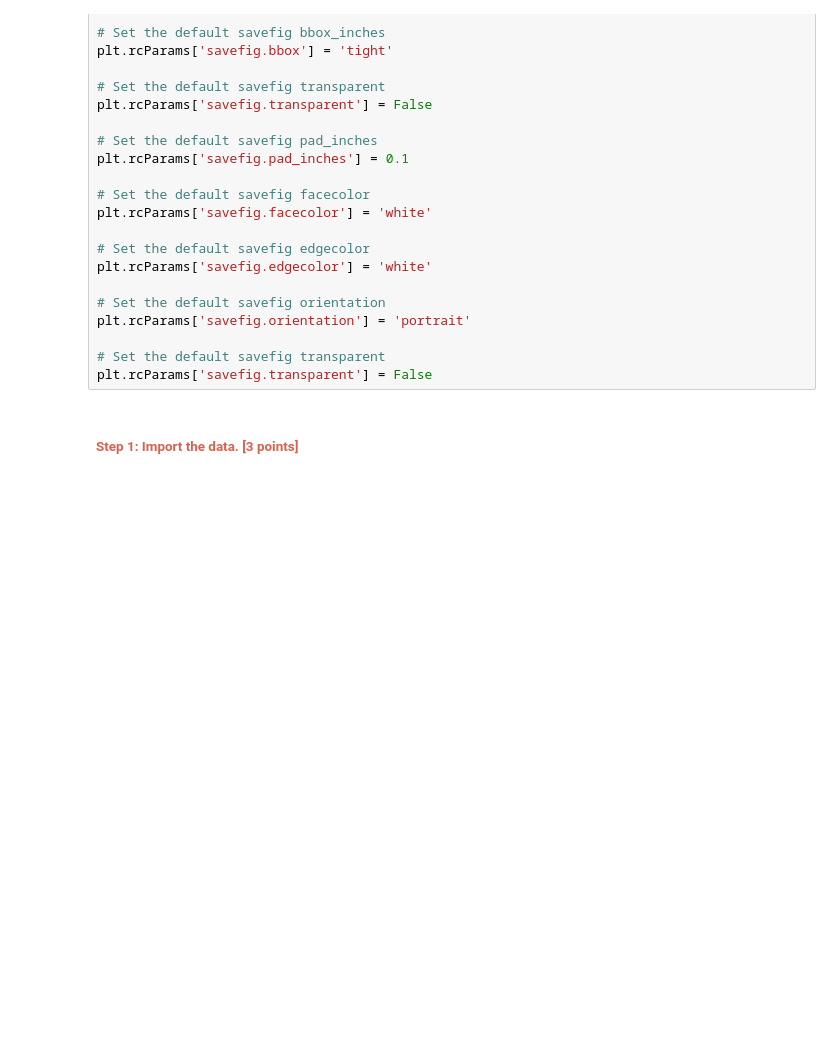
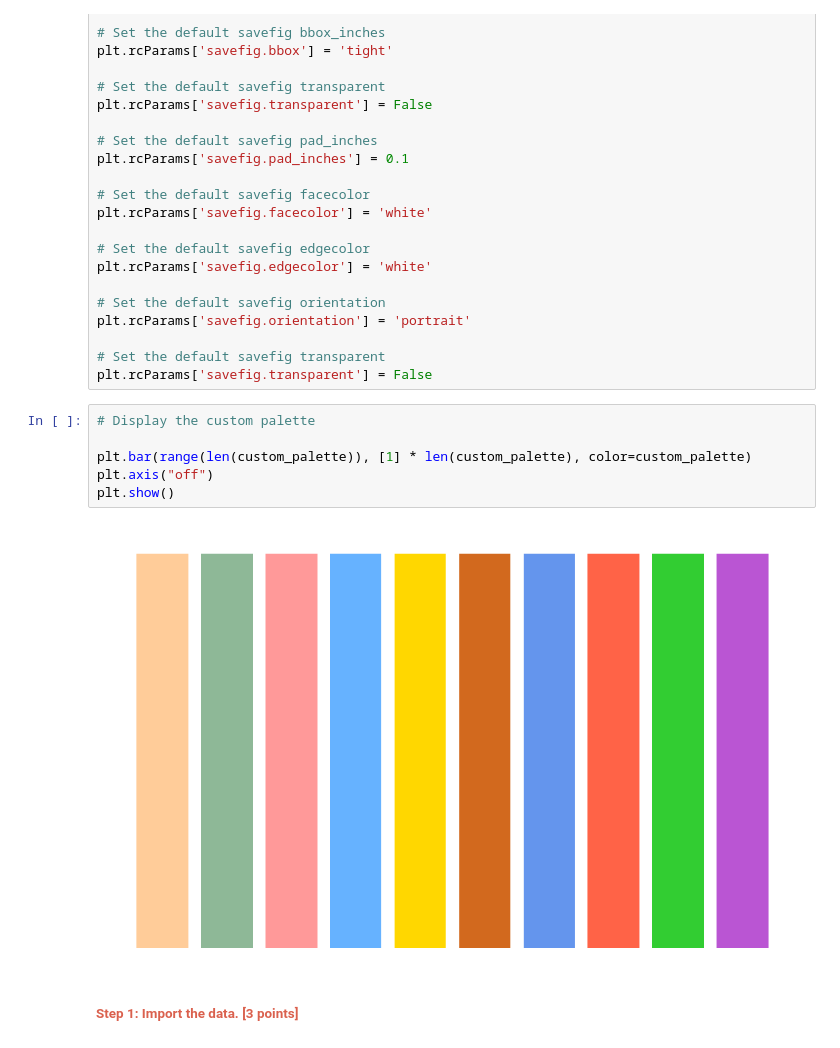
Before and after one commit to AIML-July-23-A-Capstone-G1-Team/Capstone-Project, a Jupyter notebook: Capstone.ipynb, the cells around one changed output. Saved outputs shown, nothing was run; the diff lists cells and outputs as text; blank space fills up the shorter version.

```diff
--- a/Capstone.ipynb
+++ b/Capstone.ipynb
@@ -206,6 +215,14 @@ plt.rcParams['savefig.orientation'] = 'portrait'
 
 # Set the default savefig transparent
 plt.rcParams['savefig.transparent'] = False
+# %%
+# Display the custom palette
+
+plt.bar(range(len(custom_palette)), [1] * len(custom_palette), color=custom_palette)
+plt.axis("off")
+plt.show()
+# %% [output]
+[figure, added]
 # %% [markdown]
 ### <span style="font-family: Arial; font-weight:bold;font-size:0.7em;color:#da614e"> Step 1: Import the data. [3 points]
 # %% [markdown]
```
Also changed, not shown: parts of 16 cells of this notebook.
